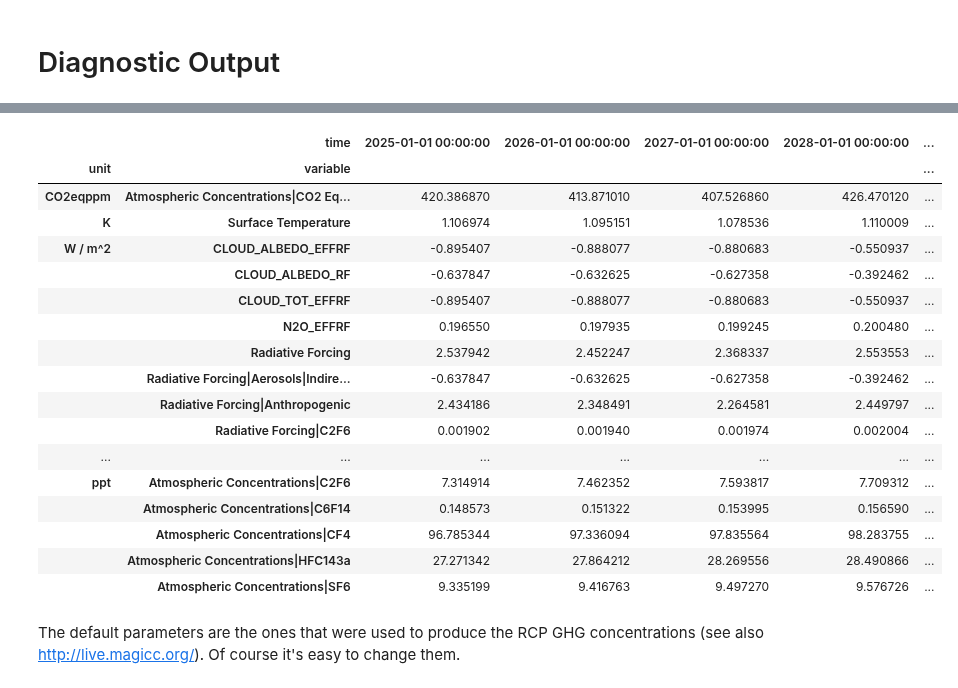
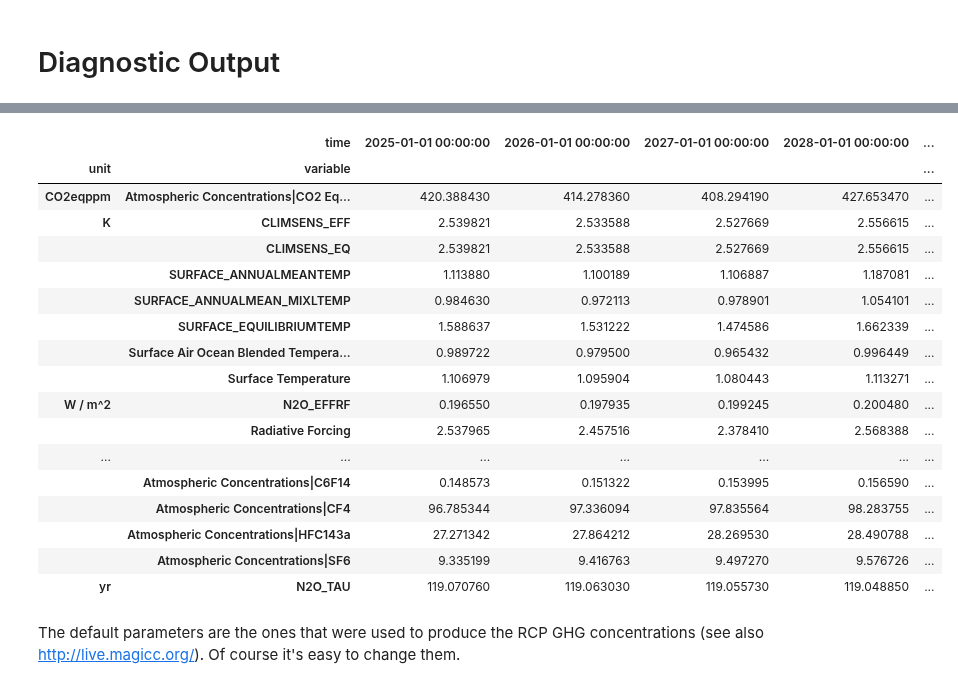
Before and after one commit to hsbay/cdrmex, a Jupyter notebook: ONCtests.ipynb, the cells around one changed output, grey strips where cells are left out. Saved outputs shown, nothing was run; the diff lists cells and outputs as text; code cells hidden in the pictures.

```diff
--- a/ONCtests.ipynb
+++ b/ONCtests.ipynb
@@ -52,8 +52,8 @@ nzst = 2029
 magcfg = {'startyear' : 1850,
           'endyear' : 2500,
           'core_climatesensitivity' : 2.6,             #BERN
-#          "co2_tempfeedback_yrstart' : 2005,
-#          "co2_fertilization_yrstart' : 2005,
+          #'co2_tempfeedback_yrstart' : 2005,
+          #'co2_fertilization_yrstart' : 2005,
           'co2_switchfromconc2emis_year' : 2005,
           'rf_total_constantafteryr' : 2350,
           'rf_tropoz_constantafteryr' : 2350,
@@ -67,6 +67,9 @@ magcfg = {'startyear' : 1850,
           'out_forcing' : 1,
           'out_emissions' : 1,
           'out_concentrations' : 1,
+          'out_temperature' : 1,
+          'out_warnings': 1,
+          'out_misc': 1,
          }
 ### End MAGICC Settings
 # %% [markdown]
@@ -131,8 +134,8 @@ def interpt(start,end,length):
 CRsyr = 2021
 Bkyr = 2050
 # CO₂ gas is in GtC (2020 AnthroFF+LUC-IMB)
-AnthroC = 477.16
-LuC = 199.64
+AnthroC = 452
+LuC = 200
 # remainder after 300 ppm
 CCCxFF = 202.00
 CCCxLuC = 102.00
@@ -212,15 +217,21 @@ dates = [2010, 2020]
 df = dtspn( ems_ff, dates, FF, df)
 dates = [2005, 2020]
 df = dtspn( ems_luc, dates, luc, df)
-#df = kigali(ki_mo_ghgs_F, df)
+df = kigali(ki_mo_ghgs_F, df)
 xrate = -0.336
 dates = [2020, 2049]
 df = decline(methane, dates, xrate, df)
-# strip CO₂ FF, Luc, NH3 from index.values
-net0 = df.index.get_level_values(6)[2:10]
-net0 = net0.append(df.index.get_level_values(6)[11:23])
+# strip CO₂ FF, Luc, NH3 from index.values, broken_Fghgs, kigali
+net0 = df.index.get_level_values(6)[[2,4,5,6,7,8,9]]
 val = (0)
 df = dtspn( net0, n0dates, val, df)
+bkn0 = df.index.get_level_values(6)[[3,11,12,13,19,22]]
+bkval = (-90)
+dts = [nzst, nzst+1]
+df = dtspn( bkn0, dts, bkval, df)
+bkval = (0)
+dts = [nzst+2, 2100]
+df = dtspn( bkn0, dts, bkval, df)
 
 CCC_df = df.copy()
 
@@ -471,7 +501,7 @@ for dt in 2050,2100,2500:
 dfdebug2050 = res.filter(scenario="CCCx2050",region="World").timeseries().xs([
     'MAGICC6','CDRex','World','CCCx2050','not_relevant'],
     level = ['climate_model','model','region','scenario','todo'])
-newdf = dfdebug2050.loc[ (dfdebug2050[ datetime(2028,1,1,0)] < dfdebug2050[datetime(2029,1,1,0)]) & (dfdebug2050[ datetime(2029,1,1,0)] > 0)   ]
-print(newdf.index)
-newdf.loc[:,datetime(2025,1,1,0):datetime(2035,1,1,0)].sort_index().style
+newdf = dfdebug2050.loc[ (dfdebug2050[ datetime(2028,1,1,0)] < dfdebug2050[datetime(2029,1,1,0)]) & (dfdebug2050[ datetime(2028,1,1,0)] > 0)   ]
+print(newdf.index.values)
+newdf.loc[:,datetime(2025,1,1,0):datetime(2040,1,1,0)].sort_index().style
 # %% [output]
@@ -495,21 +527,21 @@ MultiIndex([( 'W / m^2',                  'Radiative Forcing|HFC143a'),
 |  | time | 2025-01-01 00:00:00 | 2026-01-01 00:00:00 | 2027-01-01 00:00:00 | 2028-01-01 00:00:00 | ... |
 | unit | variable |  |  |  |  | ... |
-| CO2eqppm | Atmospheric Concentrations|CO2 Eq... | 420.386870 | 413.871010 | 407.526860 | 426.470120 | ... |
-| K | Surface Temperature | 1.106974 | 1.095151 | 1.078536 | 1.110009 | ... |
-| W / m^2 | CLOUD_ALBEDO_EFFRF | -0.895407 | -0.888077 | -0.880683 | -0.550937 | ... |
-|  | CLOUD_ALBEDO_RF | -0.637847 | -0.632625 | -0.627358 | -0.392462 | ... |
-|  | CLOUD_TOT_EFFRF | -0.895407 | -0.888077 | -0.880683 | -0.550937 | ... |
-|  | N2O_EFFRF | 0.196550 | 0.197935 | 0.199245 | 0.200480 | ... |
-|  | Radiative Forcing | 2.537942 | 2.452247 | 2.368337 | 2.553553 | ... |
-|  | Radiative Forcing|Aerosols|Indire... | -0.637847 | -0.632625 | -0.627358 | -0.392462 | ... |
-|  | Radiative Forcing|Anthropogenic | 2.434186 | 2.348491 | 2.264581 | 2.449797 | ... |
-|  | Radiative Forcing|C2F6 | 0.001902 | 0.001940 | 0.001974 | 0.002004 | ... |
+| CO2eqppm | Atmospheric Concentrations|CO2 Eq... | 420.388430 | 414.278360 | 408.294190 | 427.653470 | ... |
+| K | CLIMSENS_EFF | 2.539821 | 2.533588 | 2.527669 | 2.556615 | ... |
+|  | CLIMSENS_EQ | 2.539821 | 2.533588 | 2.527669 | 2.556615 | ... |
+|  | SURFACE_ANNUALMEANTEMP | 1.113880 | 1.100189 | 1.106887 | 1.187081 | ... |
+|  | SURFACE_ANNUALMEAN_MIXLTEMP | 0.984630 | 0.972113 | 0.978901 | 1.054101 | ... |
+|  | SURFACE_EQUILIBRIUMTEMP | 1.588637 | 1.531222 | 1.474586 | 1.662339 | ... |
+|  | Surface Air Ocean Blended Tempera... | 0.989722 | 0.979500 | 0.965432 | 0.996449 | ... |
+|  | Surface Temperature | 1.106979 | 1.095904 | 1.080443 | 1.113271 | ... |
+| W / m^2 | N2O_EFFRF | 0.196550 | 0.197935 | 0.199245 | 0.200480 | ... |
+|  | Radiative Forcing | 2.537965 | 2.457516 | 2.378410 | 2.568388 | ... |
 | ... | ... | ... | ... | ... | ... | ... |
-| ppt | Atmospheric Concentrations|C2F6 | 7.314914 | 7.462352 | 7.593817 | 7.709312 | ... |
 |  | Atmospheric Concentrations|C6F14 | 0.148573 | 0.151322 | 0.153995 | 0.156590 | ... |
 |  | Atmospheric Concentrations|CF4 | 96.785344 | 97.336094 | 97.835564 | 98.283755 | ... |
-|  | Atmospheric Concentrations|HFC143a | 27.271342 | 27.864212 | 28.269556 | 28.490866 | ... |
+|  | Atmospheric Concentrations|HFC143a | 27.271342 | 27.864212 | 28.269530 | 28.490788 | ... |
 |  | Atmospheric Concentrations|SF6 | 9.335199 | 9.416763 | 9.497270 | 9.576726 | ... |
+| yr | N2O_TAU | 119.070760 | 119.063030 | 119.055730 | 119.048850 | ... |
 # %% [markdown]
 The default parameters are the ones that were used to produce the RCP GHG concentrations (see also http://live.magicc.org/). Of course it's easy to change them.
 # %%
```
Also changed, not shown: parts of 8 cells of this notebook.
